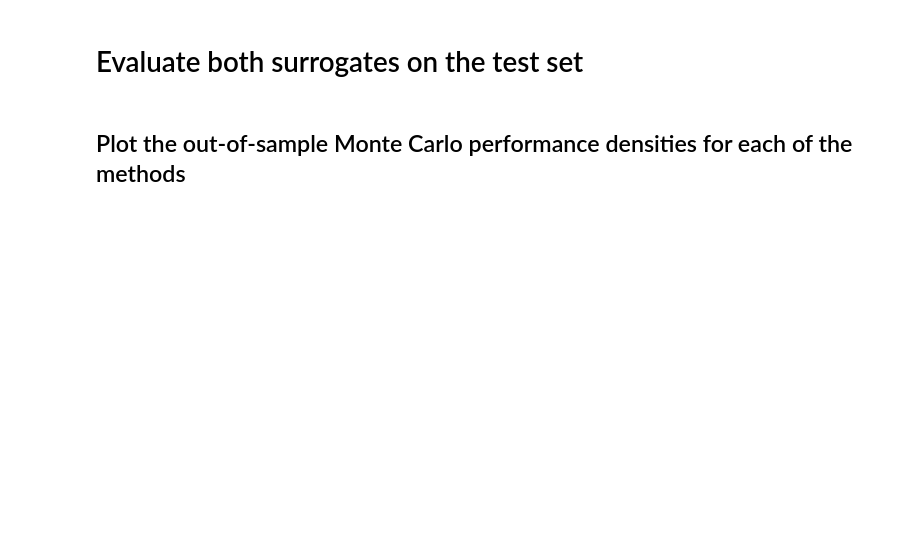
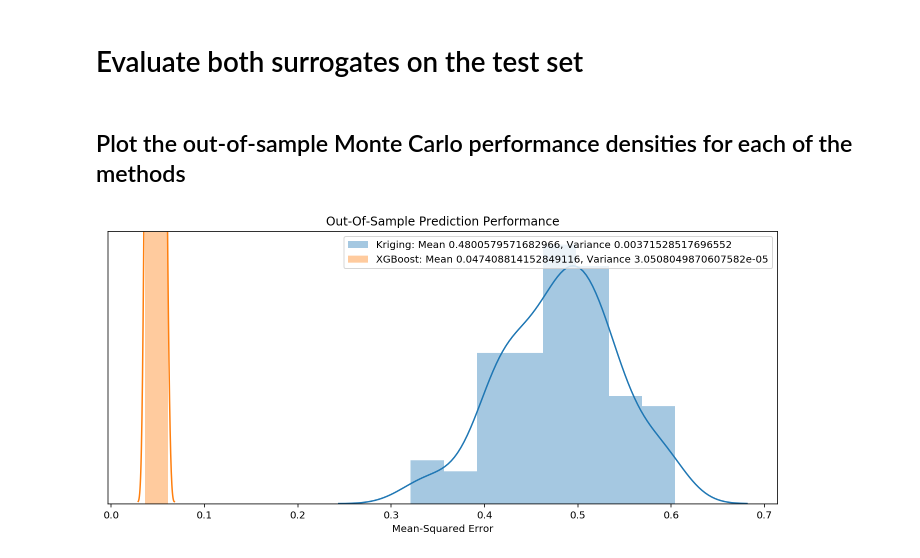
Before and after one commit to amirsani/online_surrogate_modeling, a Jupyter notebook: Example.ipynb, the cells around one changed output. Saved outputs shown, nothing was run; the diff lists cells and outputs as text; code cells hidden in the pictures; blank space fills up the shorter version.

```diff
--- a/Example.ipynb
+++ b/Example.ipynb
@@ -96,23 +123,19 @@ for sur_idx in range(len(y_hat_test)):
 # %%
 experiment_labels = ["Kriging", "XGBoost (Batch)"]
 
 mse_perf = pd.DataFrame(mse_perf, index=experiment_labels)
-ax = plt.axes()
-sns.heatmap(mse_perf, ax=ax)
-ax.set_title('MSE Performance Heatmap over Monte-Carlos')
-ax.set_xlabel('')
-
-fig, ax = plt.subplots(figsize=(12, 5))
 
 k_label = "Kriging: Mean " + str(mse_perf.iloc[0, :].mean()) + ", Variance " + str(mse_perf.iloc[0, :].var())
 xgb_label = "XGBoost: Mean " + str(mse_perf.iloc[1, :].mean()) + ", Variance " + str(mse_perf.iloc[1, :].var())
 
-fig1 = sns.distplot(mse_perf.iloc[0, :], label=k_label, ax=ax)
-fig2 = sns.distplot(mse_perf.iloc[1, :], label=xgb_label, ax=ax)
+fig, ax = plt.subplots(figsize=(12, 5))
+sns.distplot(mse_perf.iloc[0, :], label=k_label, ax=ax)
+sns.distplot(mse_perf.iloc[1, :], label=xgb_label, ax=ax)
 
 plt.title("Out-Of-Sample Prediction Performance")
 plt.xlabel('Mean-Squared Error')
-plt.yticks(fig1.get_yticks(), fig1.get_yticks() / 100)
-plt.ylabel('Density')
+plt.yticks([])
 plt.legend()
 fig.savefig("xgboost_kriging_ba_comparison_" + str(budget) + ".png");
+# %% [output]
+[figure, added]
```
Also changed, not shown: parts of 9 cells of this notebook, 1 other file.
